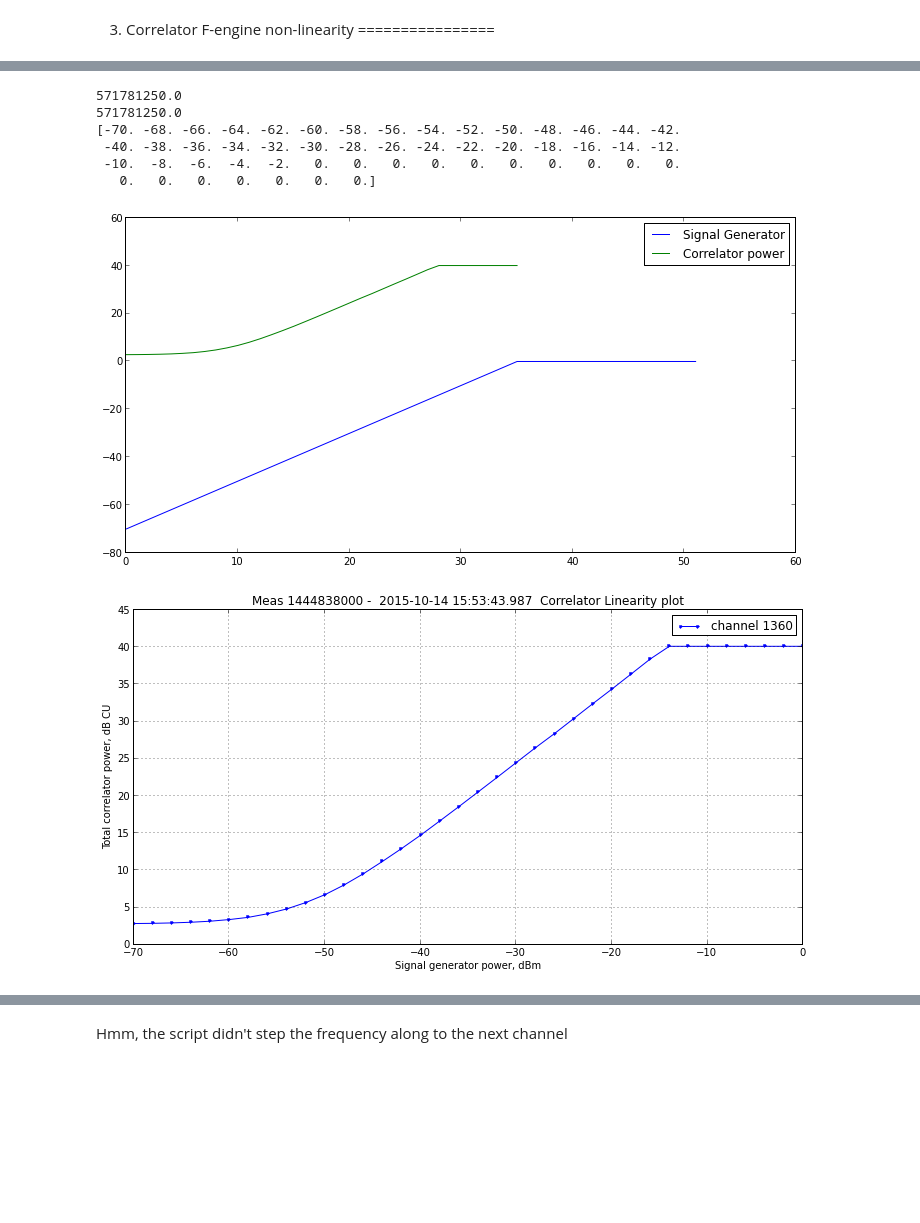
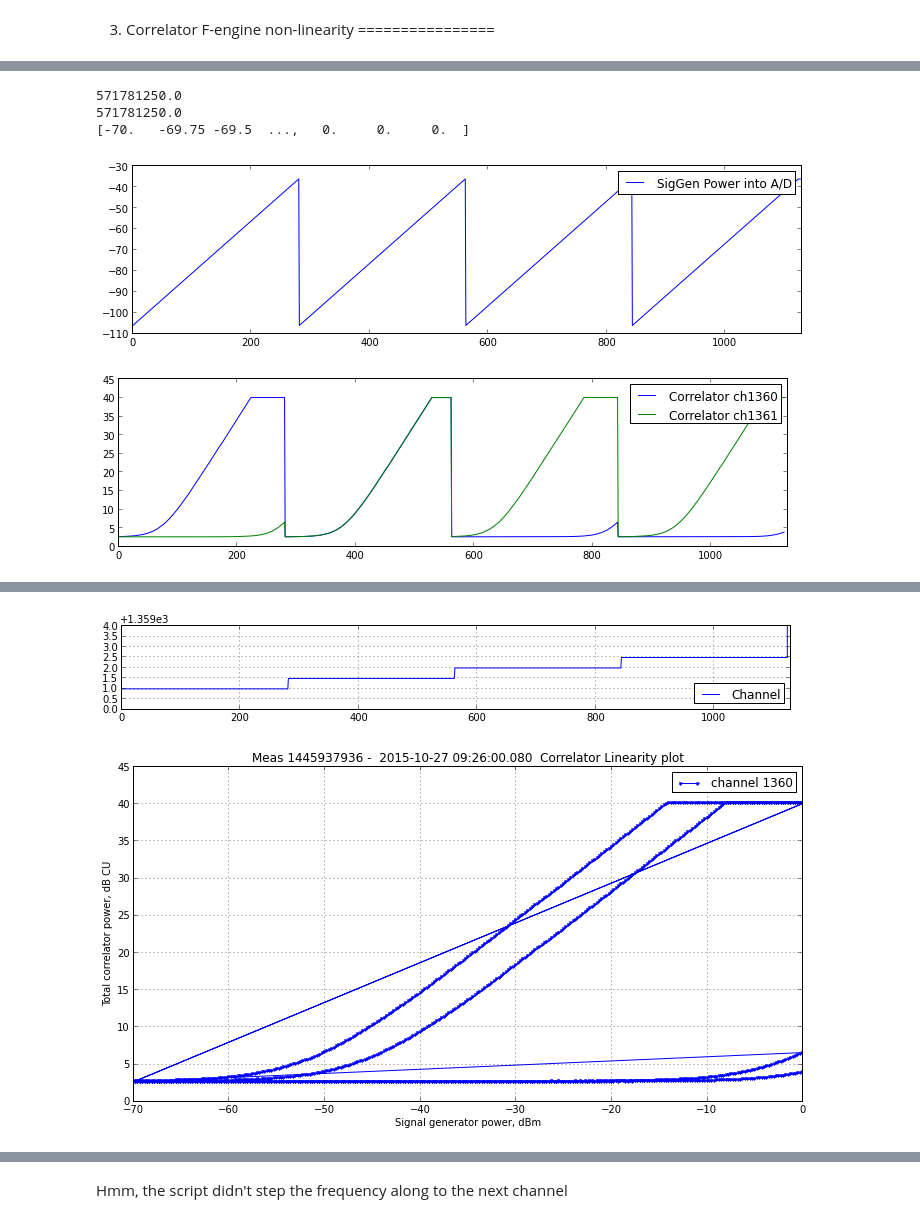
Before and after one commit to thomasska/ipython-notebooks, a Jupyter notebook: AR1 Lab plots 01 (12 October).ipynb, the cells around one changed output, grey strips where cells are left out. Cells and saved outputs as stored; diff of their text form; code cells hidden in the pictures; blank space fills up the shorter version.

```diff
--- a/AR1 Lab plots 01 (12 October).ipynb
+++ b/AR1 Lab plots 01 (12 October).ipynb
@@ -201,7 +215,8 @@ abs(Delay)=  6.0 samples  (2015-10-15 08:35:19.172 UTC  KEEP Digitiser phase slo
 ================
 # %%
 import katdal, numpy as np, matplotlib
-D=katdal.open('/var/kat/archive/data/MeerKATAR1/telescope_products/2015/10/14/1444838000.h5');     # fine power ramp
+#D=katdal.open('/var/kat/archive/data/MeerKATAR1/telescope_products/2015/10/14/1444838000.h5');     # fine power ramp
+D=katdal.open('/var/kat/archive/data/MeerKATAR1/telescope_products/2015/10/27/1445937936.h5');     # much longer fine power ramp
 
 #plot correlator power vs signal generator power
 
@@ -213,6 +228,7 @@ D.select(compscans='~transition')
 Freq=np.zeros(D.shape[0]);                # initialise Frequency and Power vectors
 Power=np.zeros(D.shape[0]);
 ch1360=np.zeros(D.shape[0]);
+ch1361=np.zeros(D.shape[0]);
 ch1370=np.zeros(D.shape[0]);
 ch1371=np.zeros(D.shape[0])
 count=0;
@@ -224,6 +240,7 @@ for cs in D.compscans():
     Freq[count] = freq;
     Power[count] = pwr;
     ch1360[count] = squeeze(abs(D.vis[0,1360,0]))
+    ch1361[count] = squeeze(abs(D.vis[0,1361,0]))
     ch1370[count] = squeeze(abs(D.vis[0,1371,0]))
     ch1371[count] = squeeze(abs(D.vis[0,1372,0]))
     count=count+1;
@@ -231,10 +248,25 @@ for cs in D.compscans():
     #print('shape %s  %s  Frequency %f MHz   Power %s dBm  startdump=%i'  % (D.shape, shape(D.vis), freq, pwr, D.dumps[0] ) );
 
 
-figure(figsize=(12,6))
-plot(Power,label='Signal Generator')
-plot(10*log10(ch1360),label='Correlator power')
-legend(loc=0)
+figure(figsize=(12,3))
+plot(Power-36,label='SigGen Power into A/D')
+legend(loc=0); xlim([0,1130]);
+
+figure(figsize=(12,3))
+plot(10*log10(ch1360),label='Correlator ch1360')
+plot(10*log10(ch1361),label='Correlator ch1361')
+legend(loc=0); xlim([0,1130]);
+
+figure(figsize=(12,2))
+plot(10*log10(ch1370),label='Correlator power ch1370')
+plot(10*log10(ch1371),label='Correlator power ch1371')
+legend(loc=0); xlim([0,1130]);
+
+figure(figsize=(12,1.5))
+plot((4096.0*(1.0-Freq/856.0)),label='Channel')
+legend(loc=0); xlim([0,1130]); ylim([1359,1363]); grid(True)
+
+
 
 figure(figsize=(12,6))
 plot(Power,10*log10(ch1360),marker='.',label='channel 1360');
@@ -260,8 +292,5 @@ WARNING:katdal.h5datav3:Irregular timestamps detected in file '/var/kat/archive/
 571781250.0
 571781250.0
-[-70. -68. -66. -64. -62. -60. -58. -56. -54. -52. -50. -48. -46. -44. -42.
- -40. -38. -36. -34. -32. -30. -28. -26. -24. -22. -20. -18. -16. -14. -12.
- -10.  -8.  -6.  -4.  -2.   0.   0.   0.   0.   0.   0.   0.   0.   0.   0.
-   0.   0.   0.   0.   0.   0.   0.]
+[-70.   -69.75 -69.5  ...,   0.     0.     0.  ]
-[figure, old version]
+[figure, new version]
-[figure, old version]
+[figure, new version]
@@ -268,0 +298,2 @@ WARNING:katdal.h5datav3:Irregular timestamps detected in file '/var/kat/archive/
+[figure, added]
+[figure, added]
```
Also changed, not shown: parts of 10 cells of this notebook, 4 other files.
